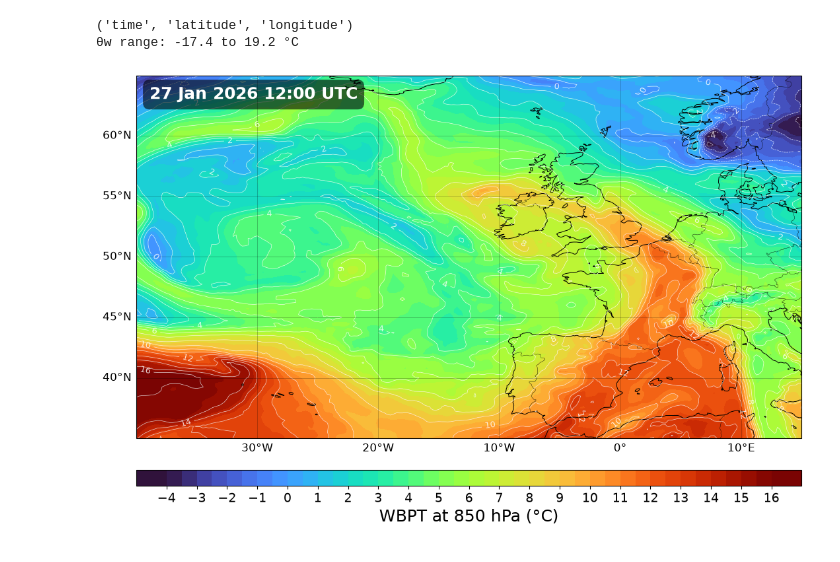
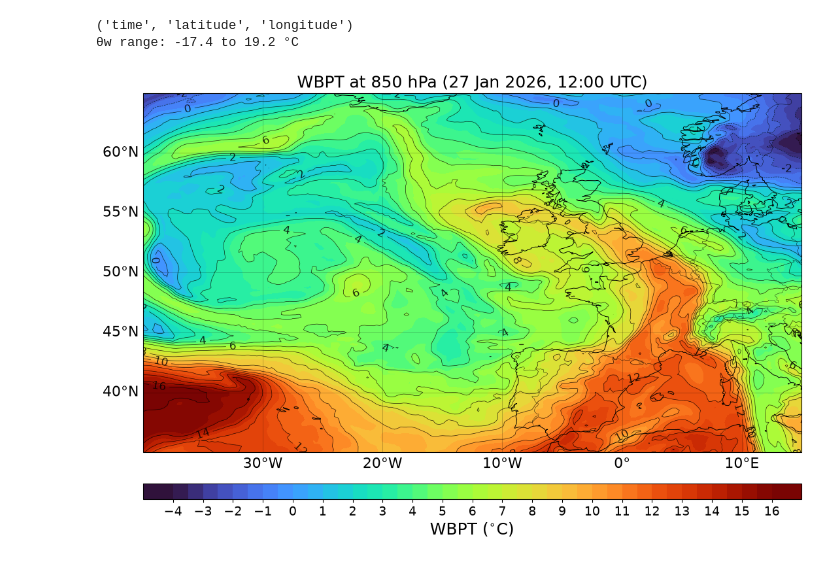
Before and after one commit to ellen-lyons/phys-met, a Jupyter notebook: plot-era5-data.ipynb, the cells around one changed output. Drawn from its saved outputs; the diff is of its cells as text; code cells hidden in the pictures.

Commit message:
final plots

```diff
--- a/plot-era5-data.ipynb
+++ b/plot-era5-data.ipynb
@@ -20,7 +20,7 @@ from metpy.plots import ColdFront, WarmFront, OccludedFront
 out_dir = Path("/home/ellen/git projects/phys-met/output_era_plots")
 out_dir.mkdir(parents=True, exist_ok=True)
 # %%
-ERA5_file = "/home/ellen/Downloads/era5-wet-bulb.nc"
+ERA5_file = "/home/ellen/git projects/phys-met/era5-wet-bulb.nc"
 
 NCDATA = xr.open_dataset(ERA5_file)
 NCDATA
@@ -89,7 +89,7 @@ p_min = float(search.min())
 # ---- settings ----
 TIME = "2026-01-27T12:00"          # same time as Angela's frame
 EXT = [-40, 15, 35, 65]           # west, east, south, north (zoomed on Chandra)
-SHOW_GRADIENT = False               # black outline = strongest θw gradients (fronts)
+
 
 VMIN, VMAX = -4, 16
 
@@ -104,63 +104,37 @@ fig = plt.figure(figsize=(13, 8))   # wider, to fit a label at every 1 °C
 ax = plt.axes(projection=pc)
 ax.set_extent(EXT, crs=pc)
 
 # 1. θw shading + a line every 1 °C: fronts = where the lines bunch together
 cf = ax.contourf(field.longitude, field.latitude, field,
                  levels=np.arange(VMIN, VMAX + 0.5, 0.5), cmap="turbo",
                  extend="both", transform=pc)
 cs = ax.contour(field.longitude, field.latitude, field,
-                levels=np.arange(VMIN, VMAX + 1, 1), colors="white",
+                levels=np.arange(VMIN, VMAX + 1, 1), colors="black",
                 linewidths=0.5, alpha=0.8, transform=pc)
-ax.clabel(cs, levels=np.arange(VMIN, VMAX + 1, 2), fmt="%d", fontsize=9)
+ax.clabel(cs, levels=np.arange(VMIN, VMAX + 1, 2), fmt="%d", fontsize=12)
 
-# 2. optional: outline the strongest gradients (an objective way to find fronts)
-if SHOW_GRADIENT:
-    deg_km = np.pi / 180 * 6371.0
-    smooth = field.copy(data=gaussian_filter(field.values, sigma=4))
-    dy = smooth.differentiate("latitude") / deg_km
-    dx = smooth.differentiate("longitude") / (deg_km * np.cos(np.deg2rad(smooth.latitude)))
-    grad = np.hypot(dx, dy) * 100                       # °C per 100 km
-    thr = float(grad.quantile(0.9))
-    print(f"Gradient threshold: {thr:.1f} °C per 100 km")
-    ax.contour(grad.longitude, grad.latitude, grad, levels=[thr],
-               colors="black", linewidths=1.8, transform=pc)
 
 # map details
 ax.coastlines("50m", color="black", linewidth=0.7)
 ax.add_feature(cfeature.BORDERS, edgecolor="black", linewidth=0.3)
 gl = ax.gridlines(draw_labels=True, linewidth=0.4, color="black", alpha=0.4)
 #gl = ax.gridlines(draw_labels=True, xlocs=range(-30, 11, 1), ylocs=range(35, 63, 1),
                   #linewidth=0.3, color="black", alpha=0.4)
 gl.top_labels = gl.right_labels = False
-gl.xlabel_style = gl.ylabel_style = {"size": 12}
-
-
-# plotting the low pressure
-"""ax.text(lon_L, lat_L, "L", color="red", fontsize=24, fontweight="bold",
-        ha="center", va="center", transform=pc, zorder=7)
-ax.text(lon_L, lat_L - 1.3, f"{p_min:.0f} hPa", color="red", fontsize=12,
-        fontweight="bold", ha="center", va="top", transform=pc, zorder=7)"""
-#print(f"Chandra's centre: {lat_L:.2f}°N, {lon_L:.2f}°E, {p_min:.1f} hPa")
+gl.xlabel_style = gl.ylabel_style = {"size": 16}
 
 # rectangular colour bar with a label at every 1 °C
 fig.canvas.draw()                                   # so the map's final size is known
 pos = ax.get_position()
 cax = fig.add_axes([pos.x0, pos.y0 - 0.09, pos.width, 0.03])
 
 cbar = fig.colorbar(cf, cax=cax, orientation="horizontal", extendrect=True,
                     ticks=np.arange(VMIN, VMAX + 1, 1))
 cbar.ax.tick_params(labelsize=14)
-cbar.set_label("WBPT at 850 hPa (°C)", fontsize=18)
-# timestamp in the top-left corner, matching the Airmass RGB frames
-ax.text(0.02, 0.97, f"{t:%d %b %Y %H:%M} UTC",
-        transform=ax.transAxes, ha="left", va="top",
-        fontsize=18, fontweight="bold", color="white",
-        bbox=dict(boxstyle="round,pad=0.4", fc="black", ec="none", alpha=0.6),
-        zorder=10)
+cbar.set_label(r"WBPT ($^{\circ}\mathrm{C}$)", fontsize=18)
+ax.set_title(f"WBPT at 850 hPa ({t:%d %b %Y, %H:%M} UTC)", fontsize=18)
 
-#ax.set_title(f"{t:%d %b %Y, %H:%M} UTC", fontsize=18)
-
-fig.savefig(out_dir / f"wbpt_fronts_{t:%Y%m%d_%H%M}.png", dpi=150, bbox_inches="tight")
+fig.savefig(out_dir / f"wbpt_{t:%Y%m%d_%H%M}.png", dpi=150, bbox_inches="tight")
 plt.show()
 # %% [output]
-[figure, old version]
+[figure, new version]
```
Also changed, not shown: parts of 1 cell of this notebook, 3 other files.
